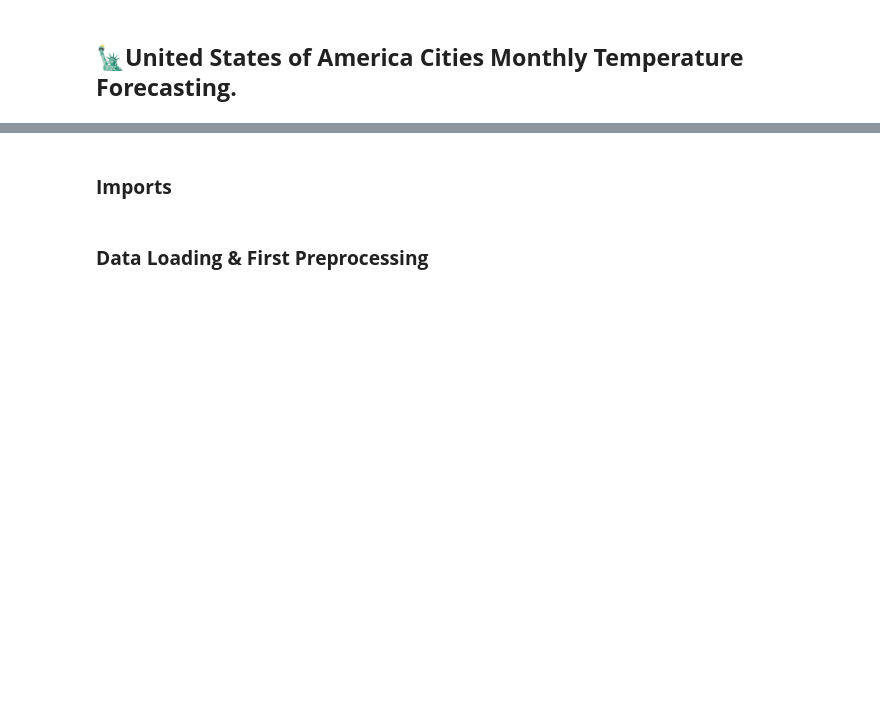
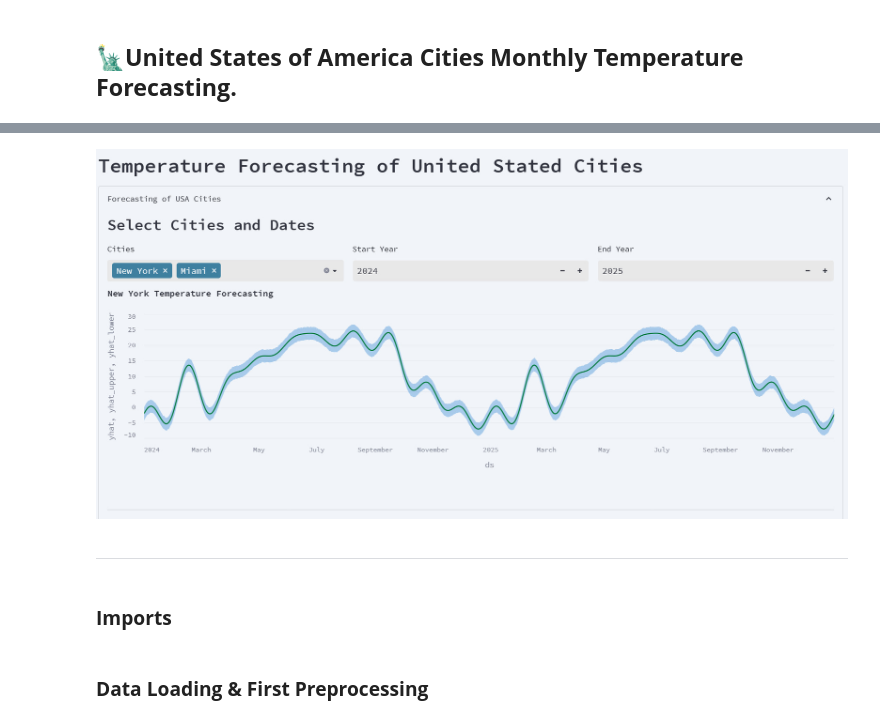
Before and after one commit to WiseGeorge/NASA-Mission-Pale-Blue-Dot, a Jupyter notebook: Pale Blue Dot Solution/Solution.ipynb, the cells around one changed output, grey strips where cells are left out. Drawn from its saved outputs; the diff is of its cells as text; code cells hidden in the pictures; blank space fills up the shorter version.

```diff
--- a/Pale Blue Dot Solution/Solution.ipynb
+++ b/Pale Blue Dot Solution/Solution.ipynb
@@ -3,3 +12,11 @@
+# %%
+from PIL import Image
+img = Image.open('../Images/NY Forecasting.png')
+img
+# %% [output]
+[figure, added]
+# %% [markdown]
+---
 # %% [markdown]
 ### **Imports**
 # %%
```
Also changed, not shown: parts of 23 cells of this notebook.
